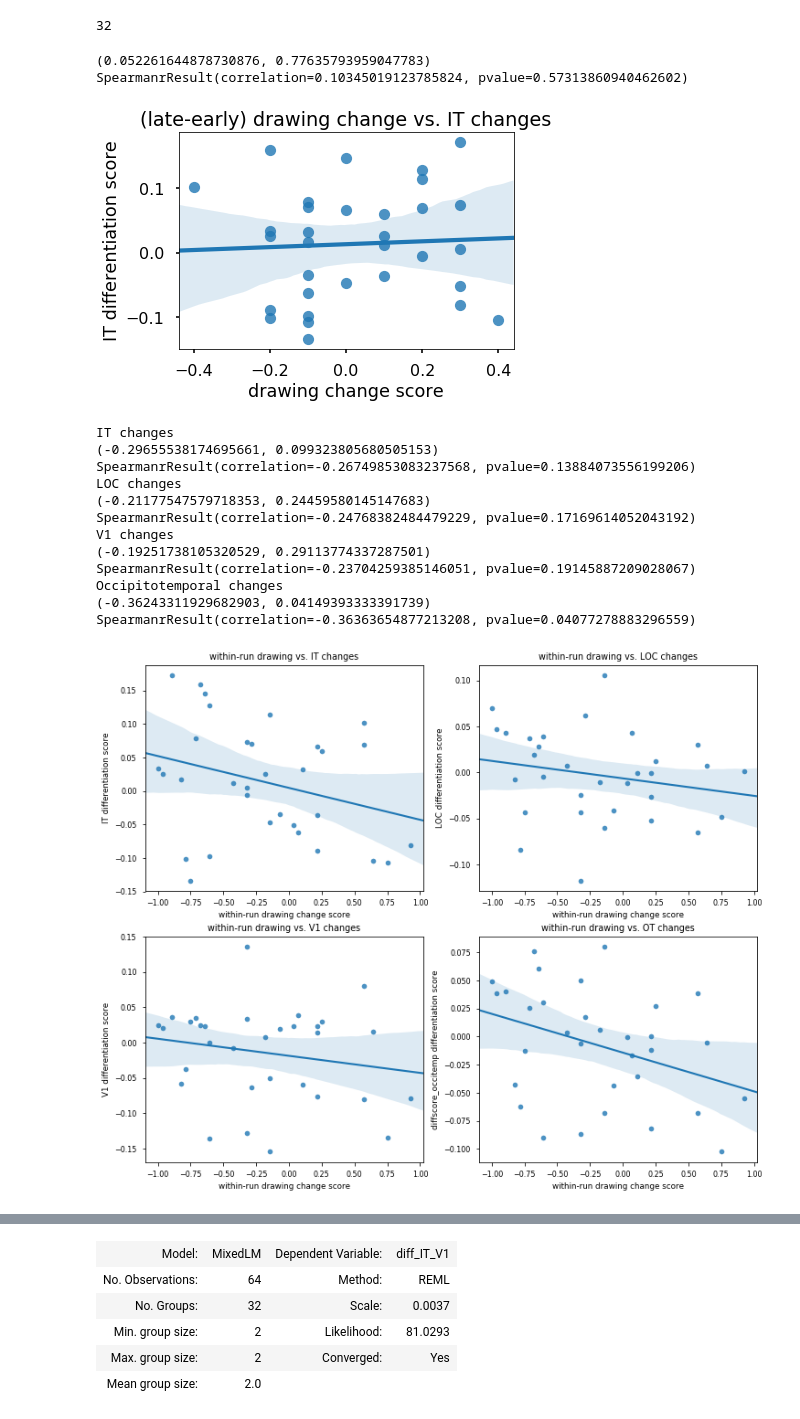
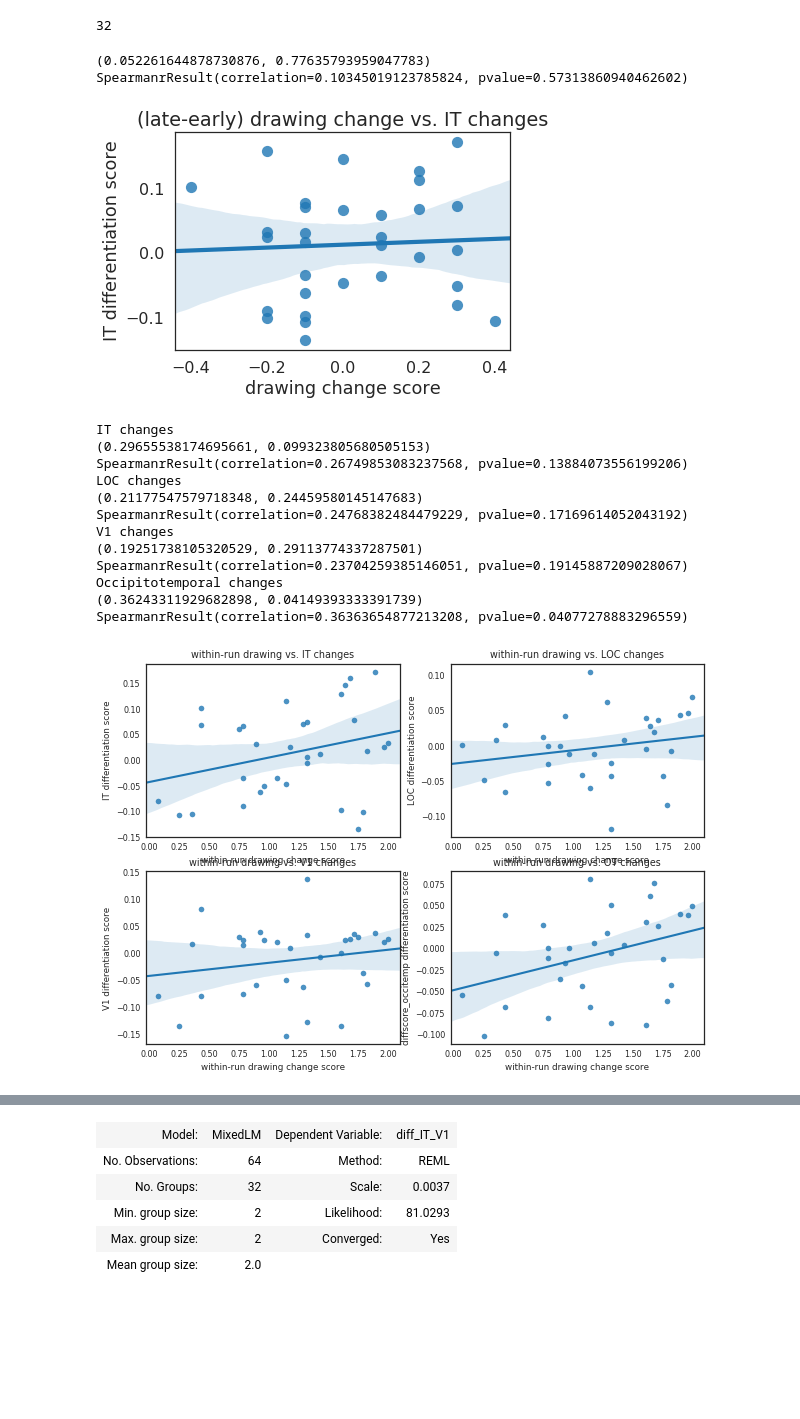
Before and after one commit to judithfan/sketchfeat, a Jupyter notebook: sketches/relate_neural_changes_to_sketch_changes.ipynb, the cells around one changed output, grey strips where cells are left out. Drawn from its saved outputs; the diff is of its cells as text; code cells hidden in the pictures; blank space fills up the shorter version.

Commit message:
add new correlation between neural and drawing change results

```diff
--- a/sketches/relate_neural_changes_to_sketch_changes.ipynb
+++ b/sketches/relate_neural_changes_to_sketch_changes.ipynb
@@ -118,6 +121,9 @@ if 'trained_post_parahippo' in X.columns:
 if 'trained_post_ventemp' in X.columns:
     diffscore_ventemp = (X['trained_post_ventemp']-X['trained_pre_ventemp']) - (X['control_post_ventemp']-X['control_pre_ventemp'])
     diffscore_ventemp_V1 = diffscore_ventemp - diffscore_V1
+if 'trained_post_occipital' in X.columns:
+    diffscore_occipital = (X['trained_post_occipital']-X['trained_pre_occipital']) - (X['control_post_occipital']-X['control_pre_occipital'])
+    diffscore_ventemp_occipital = diffscore_ventemp - diffscore_occipital
 # %%
 # W = pd.read_csv('sketch_recognizability_timecourse_early_vs_late.csv')
 # W = pd.read_csv('sketch_recognizability_timecourse_initial10_vs_final10.csv')
@@ -150,12 +158,15 @@ X = X.assign(diffscore_fusiform=pd.Series(diffscore_fusiform).values)
 X = X.assign(diffscore_LOC=pd.Series(diffscore_LOC).values)
 X = X.assign(diffscore_IT=pd.Series(diffscore_IT).values)
 X = X.assign(diffscore_IT_V1=pd.Series(diffscore_IT_V1).values)
-X = X.assign(diffscore_ventemp_V1=pd.Series(diffscore_ventemp_V1).values)
 X = X.assign(diffscore_occitemp=pd.Series(diffscore_occitemp).values)
 if 'trained_post_parahippo' in X.columns:
     X = X.assign(diffscore_parahippo=pd.Series(diffscore_parahippo).values)
 if 'trained_post_ventemp' in X.columns:
     X = X.assign(diffscore_ventemp=pd.Series(diffscore_ventemp).values)
+    X = X.assign(diffscore_ventemp_V1=pd.Series(diffscore_ventemp_V1).values)
+if 'trained_post_occipital' in X.columns:
+    X = X.assign(diffscore_occipital=pd.Series(diffscore_occipital).values)
+    X = X.assign(diffscore_ventemp_occipital=pd.Series(diffscore_ventemp_occipital).values)
 # %%
 ### overall recognizability (classifier accuracy) difference between first 20 drawings and final 20 drawings
 sns.set_context('poster')
@@ -168,11 +179,11 @@ print stats.spearmanr(diffscore_IT,draw_change)
 # %% [output]
 (0.052261644878730876, 0.77635793959047783)
 SpearmanrResult(correlation=0.10345019123785824, pvalue=0.57313860940462602)
-[figure, old version]
+[figure, new version]
 # %%
-### within_run: ranges from (-1, 1). negative values indicate decreasing similarity across trials within-run.
+### within_run: ranges from (0, 2). positive values indicate increasing feature differentiation across trials within-run.
 sns.set_context('paper')
-fig = plt.figure(figsize=(12,10))
+fig = plt.figure(figsize=(10,7))
 
 plt.subplot(221)
 sns.regplot(x="within_run",y="diffscore_IT",data=X)
@@ -187,42 +198,42 @@ plt.subplot(222)
 sns.regplot(x="within_run",y="diffscore_LOC",data=X)
 plt.title('within-run drawing vs. LOC changes')
 plt.ylabel('LOC differentiation score')
 plt.xlabel('within-run drawing change score')
 print 'LOC changes'
 print stats.pearsonr(diffscore_LOC,within_run)
 print stats.spearmanr(diffscore_LOC,within_run)
 
 plt.subplot(223)
 sns.regplot(x="within_run",y="diffscore_V1",data=X)
 plt.title('within-run drawing vs. V1 changes')
 plt.ylabel('V1 differentiation score')
 plt.xlabel('within-run drawing change score')
 print 'V1 changes'
 print stats.pearsonr(diffscore_V1,within_run)
 print stats.spearmanr(diffscore_V1,within_run)
 
 plt.subplot(224)
 sns.regplot(x="within_run",y="diffscore_occitemp",data=X)
 plt.title('within-run drawing vs. OT changes')
 plt.ylabel('diffscore_occitemp differentiation score')
 plt.xlabel('within-run drawing change score')
 print 'Occipitotemporal changes'
 print stats.pearsonr(diffscore_occitemp,within_run)
 print stats.spearmanr(diffscore_occitemp,within_run)
 # %% [output]
 IT changes
-(-0.29655538174695661, 0.099323805680505153)
-SpearmanrResult(correlation=-0.26749853083237568, pvalue=0.13884073556199206)
+(0.29655538174695661, 0.099323805680505153)
+SpearmanrResult(correlation=0.26749853083237568, pvalue=0.13884073556199206)
 LOC changes
-(-0.21177547579718353, 0.24459580145147683)
-SpearmanrResult(correlation=-0.24768382484479229, pvalue=0.17169614052043192)
+(0.21177547579718348, 0.24459580145147683)
+SpearmanrResult(correlation=0.24768382484479229, pvalue=0.17169614052043192)
 V1 changes
-(-0.19251738105320529, 0.29113774337287501)
-SpearmanrResult(correlation=-0.23704259385146051, pvalue=0.19145887209028067)
+(0.19251738105320529, 0.29113774337287501)
+SpearmanrResult(correlation=0.23704259385146051, pvalue=0.19145887209028067)
 Occipitotemporal changes
-(-0.36243311929682903, 0.04149393333391739)
-SpearmanrResult(correlation=-0.36363654877213208, pvalue=0.04077278883296559)
+(0.36243311929682898, 0.04149393333391739)
+SpearmanrResult(correlation=0.36363654877213208, pvalue=0.04077278883296559)
-[figure, old version]
+[figure, new version]
 # %%
 if 'trained_post_parahippo' in X.columns:
     fig = plt.figure(figsize=(4,4))
```
Also changed, not shown: parts of 22 cells of this notebook, 1 other file.
